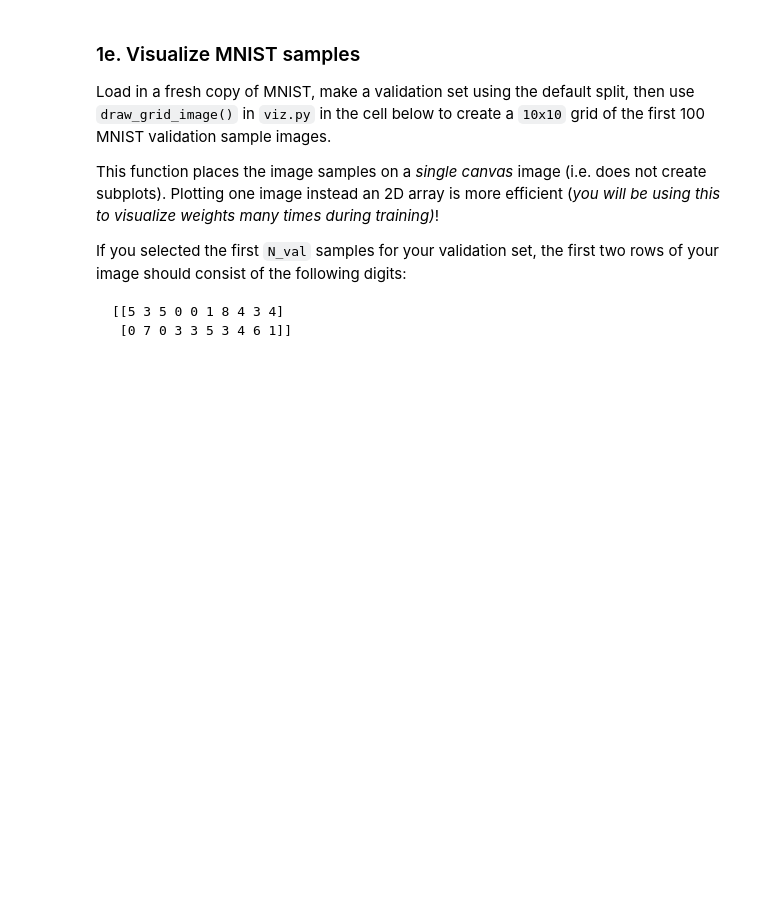
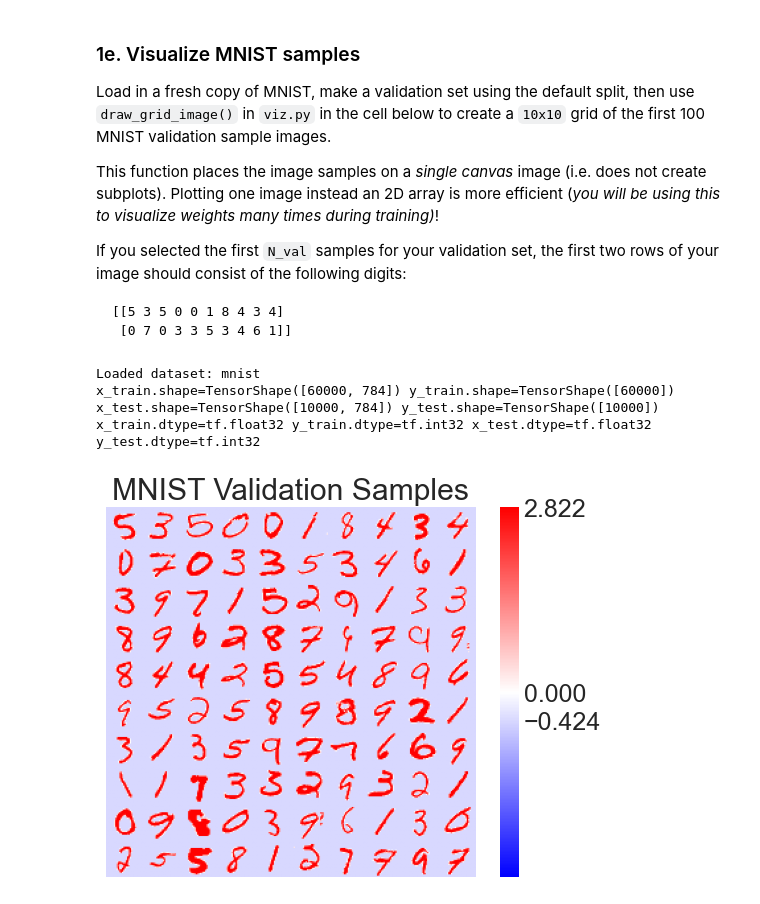
Before and after one commit to sampolz/Neural-Networks, a Jupyter notebook: CS443 Project 1/images_datasets.ipynb, the cells around one changed output. Drawn from its saved outputs; the diff is of its cells as text; code cells hidden in the pictures; blank space fills up the shorter version.

````diff
--- a/CS443 Project 1/images_datasets.ipynb
+++ b/CS443 Project 1/images_datasets.ipynb
@@ -253,3 +302,15 @@ If you selected the first `N_val` samples for your validation set, the first two
 ```
 # %%
 from viz import draw_grid_image
+# %%
+x_train, y_train, x_test, y_test = get_dataset('mnist')
+
+x_train_split, y_train_split, x_val, y_val = train_val_split(x_train, y_train)
+
+draw_grid_image(x_val[:100], n_cols=10, n_rows=10, sample_dims=(28, 28, 1), title='MNIST Validation Samples')
+# %% [output]
+Loaded dataset: mnist
+x_train.shape=TensorShape([60000, 784]) y_train.shape=TensorShape([60000])
+x_test.shape=TensorShape([10000, 784]) y_test.shape=TensorShape([10000])
+x_train.dtype=tf.float32 y_train.dtype=tf.int32 x_test.dtype=tf.float32 y_test.dtype=tf.int32
+[figure, added]
````
Also changed, not shown: parts of 3 cells of this notebook, 1 other file.
